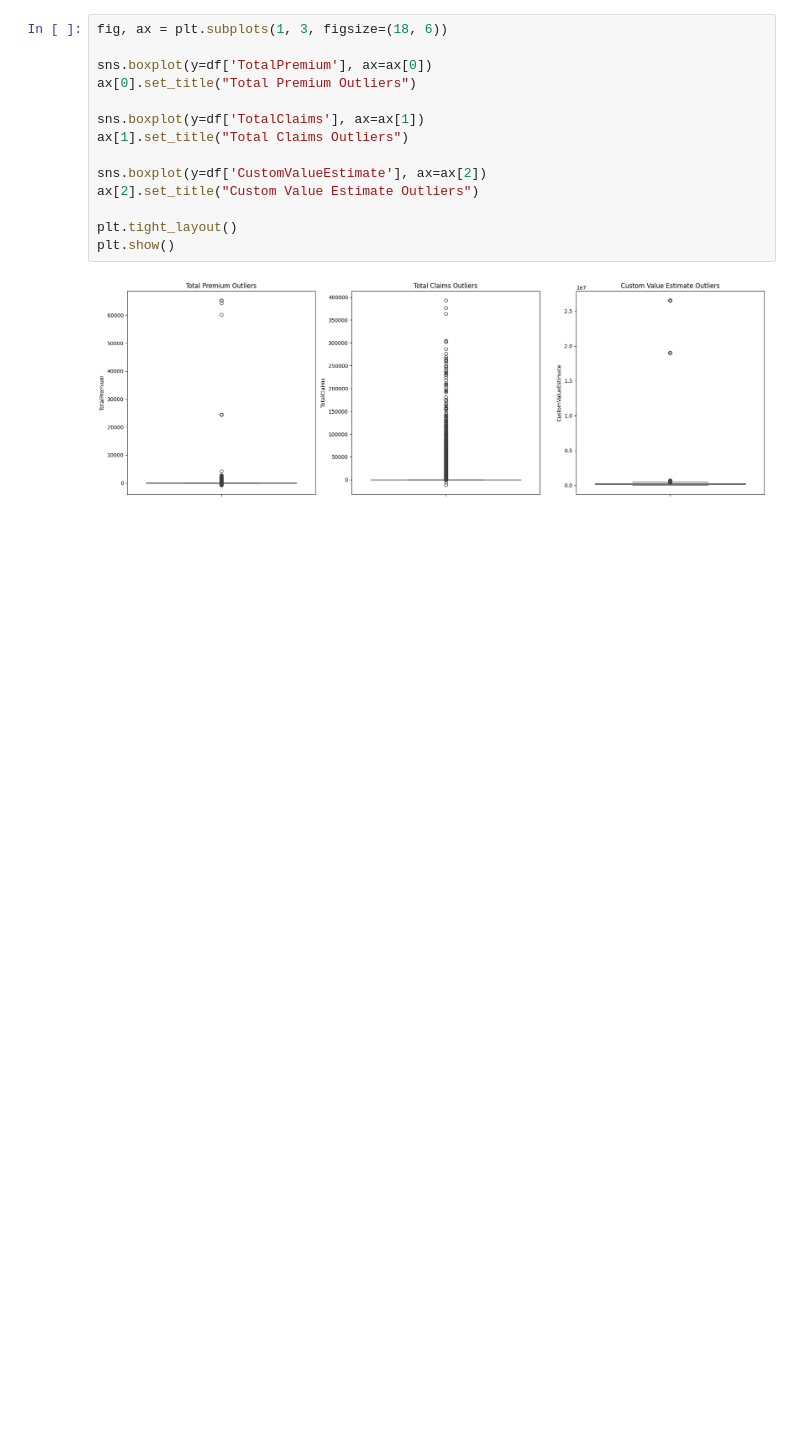
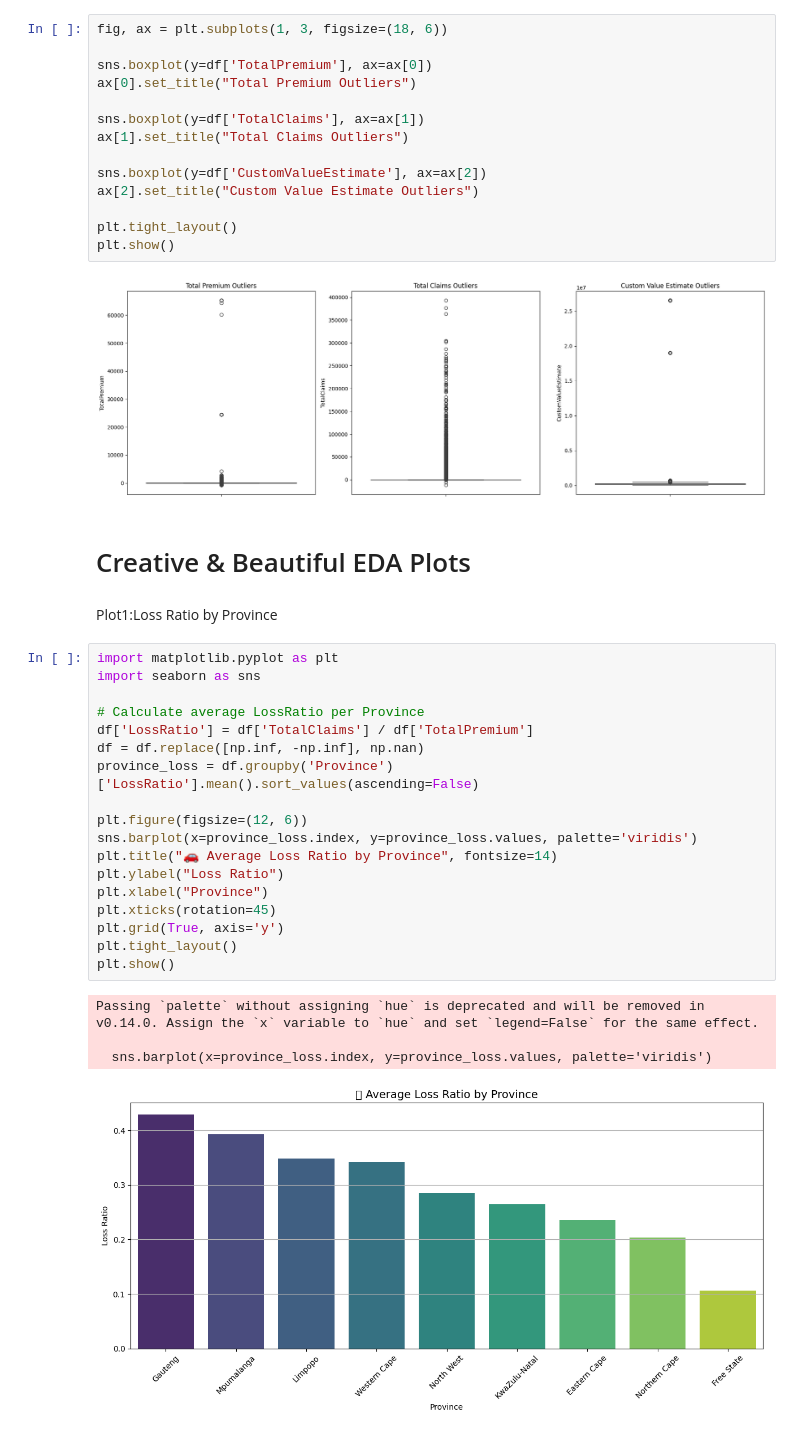
Before and after one commit to Samrwitt/insurance-risk-modeling, a Jupyter notebook: notebooks/task1_eda.ipynb, the cells around one changed output. Drawn from its saved outputs; the diff is of its cells as text; blank space fills up the shorter version.

Commit message:
extra moer descriptive plots

```diff
--- a/notebooks/task1_eda.ipynb
+++ b/notebooks/task1_eda.ipynb
@@ -169,3 +169,30 @@ plt.tight_layout()
 plt.show()
 # %% [output]
 [figure]
+# %% [markdown]
+# Creative & Beautiful EDA Plots
+# %% [markdown]
+Plot1:Loss Ratio by Province
+# %%
+import matplotlib.pyplot as plt
+import seaborn as sns
+
+# Calculate average LossRatio per Province
+df['LossRatio'] = df['TotalClaims'] / df['TotalPremium']
+df = df.replace([np.inf, -np.inf], np.nan)
+province_loss = df.groupby('Province')['LossRatio'].mean().sort_values(ascending=False)
+
+plt.figure(figsize=(12, 6))
+sns.barplot(x=province_loss.index, y=province_loss.values, palette='viridis')
+plt.title("🚗 Average Loss Ratio by Province", fontsize=14)
+plt.ylabel("Loss Ratio")
+plt.xlabel("Province")
+plt.xticks(rotation=45)
+plt.grid(True, axis='y')
+plt.tight_layout()
+plt.show()
+# %% [output]
+Passing `palette` without assigning `hue` is deprecated and will be removed in v0.14.0. Assign the `x` variable to `hue` and set `legend=False` for the same effect.
+
+  sns.barplot(x=province_loss.index, y=province_loss.values, palette='viridis')
+[figure, added]
```
Also changed, not shown: parts of 4 cells of this notebook, 1 other file.
